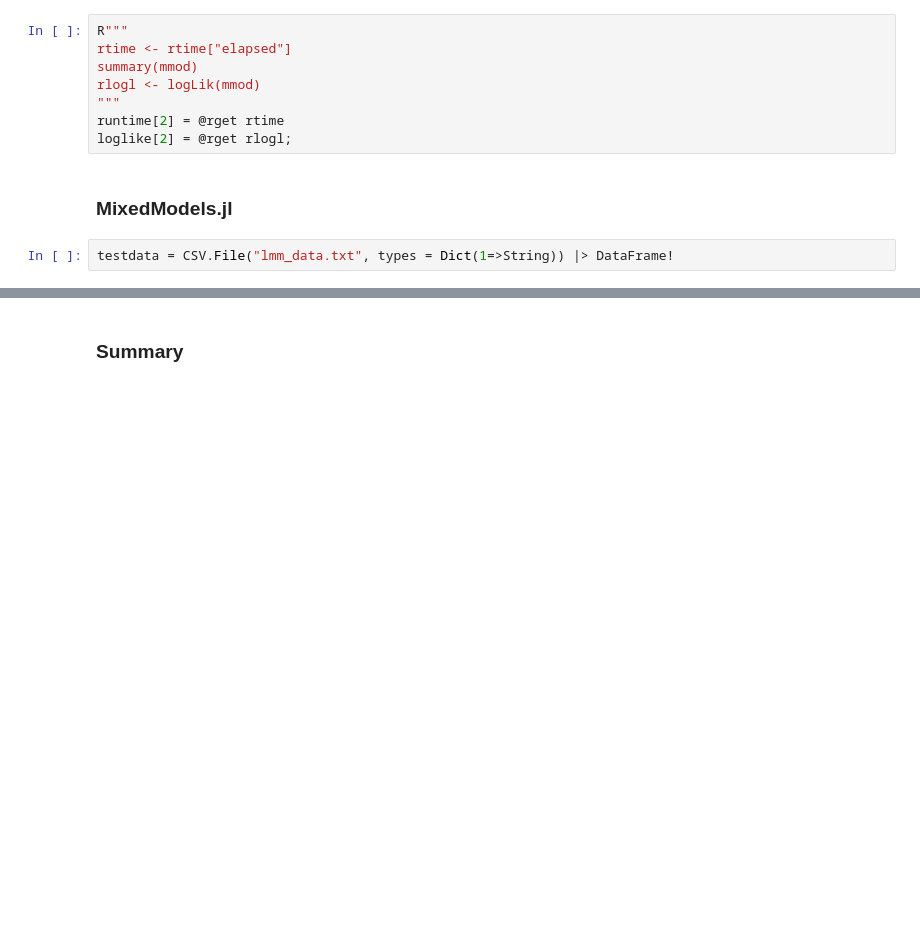
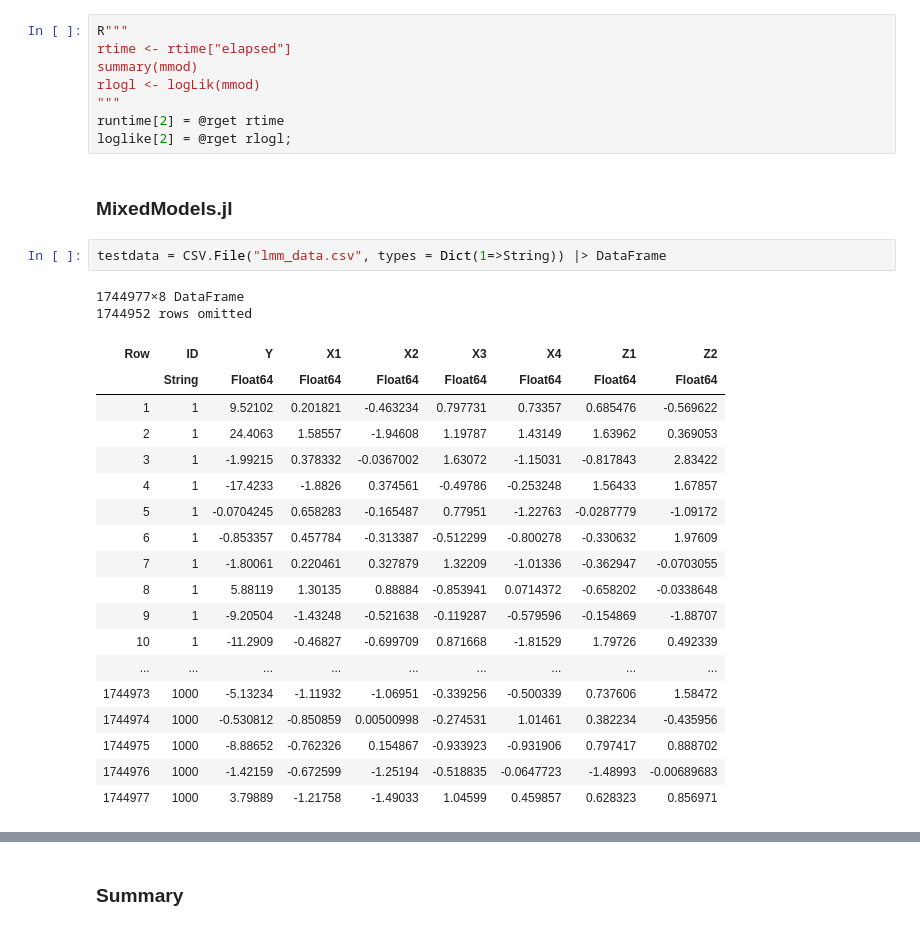
Before and after one commit to yuyuan-lin/biostat-257-2023-spring, a Jupyter notebook: hw6/hw06.ipynb, the cells around one changed output, grey strips where cells are left out. Drawn from its saved outputs; the diff is of its cells as text; blank space fills up the shorter version.

```diff
--- a/hw6/hw06.ipynb
+++ b/hw6/hw06.ipynb
@@ -1071,7 +1196,28 @@ loglike[2] = @rget rlogl;
 # %% [markdown]
 ### MixedModels.jl
 # %%
-testdata = CSV.File("lmm_data.txt", types = Dict(1=>String)) |> DataFrame!
+testdata = CSV.File("lmm_data.csv", types = Dict(1=>String)) |> DataFrame
+# %% [output]
+1744977×8 DataFrame
+1744952 rows omitted
+| Row | ID | Y | X1 | X2 | X3 | X4 | Z1 | Z2 |
+|  | String | Float64 | Float64 | Float64 | Float64 | Float64 | Float64 | Float64 |
+| 1 | 1 | 9.52102 | 0.201821 | -0.463234 | 0.797731 | 0.73357 | 0.685476 | -0.569622 |
+| 2 | 1 | 24.4063 | 1.58557 | -1.94608 | 1.19787 | 1.43149 | 1.63962 | 0.369053 |
+| 3 | 1 | -1.99215 | 0.378332 | -0.0367002 | 1.63072 | -1.15031 | -0.817843 | 2.83422 |
+| 4 | 1 | -17.4233 | -1.8826 | 0.374561 | -0.49786 | -0.253248 | 1.56433 | 1.67857 |
+| 5 | 1 | -0.0704245 | 0.658283 | -0.165487 | 0.77951 | -1.22763 | -0.0287779 | -1.09172 |
+| 6 | 1 | -0.853357 | 0.457784 | -0.313387 | -0.512299 | -0.800278 | -0.330632 | 1.97609 |
+| 7 | 1 | -1.80061 | 0.220461 | 0.327879 | 1.32209 | -1.01336 | -0.362947 | -0.0703055 |
+| 8 | 1 | 5.88119 | 1.30135 | 0.88884 | -0.853941 | 0.0714372 | -0.658202 | -0.0338648 |
+| 9 | 1 | -9.20504 | -1.43248 | -0.521638 | -0.119287 | -0.579596 | -0.154869 | -1.88707 |
+| 10 | 1 | -11.2909 | -0.46827 | -0.699709 | 0.871668 | -1.81529 | 1.79726 | 0.492339 |
+| ... | ... | ... | ... | ... | ... | ... | ... | ... |
+| 1744973 | 1000 | -5.13234 | -1.11932 | -1.06951 | -0.339256 | -0.500339 | 0.737606 | 1.58472 |
+| 1744974 | 1000 | -0.530812 | -0.850859 | 0.00500998 | -0.274531 | 1.01461 | 0.382234 | -0.435956 |
+| 1744975 | 1000 | -8.88652 | -0.762326 | 0.154867 | -0.933923 | -0.931906 | 0.797417 | 0.888702 |
+| 1744976 | 1000 | -1.42159 | -0.672599 | -1.25194 | -0.518835 | -0.0647723 | -1.48993 | -0.00689683 |
+| 1744977 | 1000 | 3.79889 | -1.21758 | -1.49033 | 1.04599 | 0.459857 | 0.628323 | 0.856971 |
 # %%
 mj = fit(MixedModel, @formula(Y ~ X1 + X2 + X3 + X4 + (1 + Z1 + Z2 | ID)), testdata)
 bm_mm = @benchmark fit(MixedModel, @formula(Y ~ X1 + X2 + X3 + X4 + (1 + Z1 + Z2 | ID)), $testdata)
```
Also changed, not shown: parts of 23 cells of this notebook, 1 other file.
